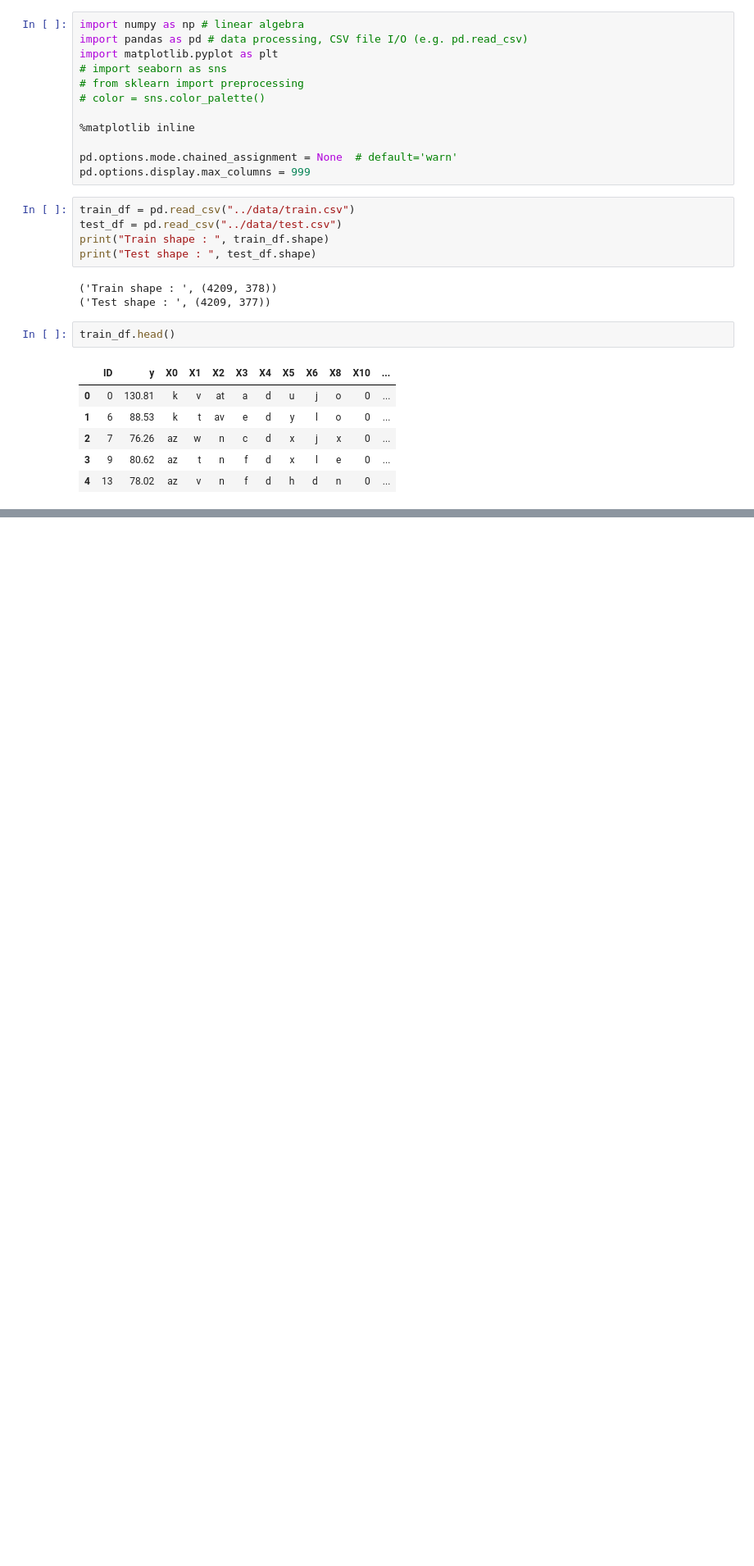
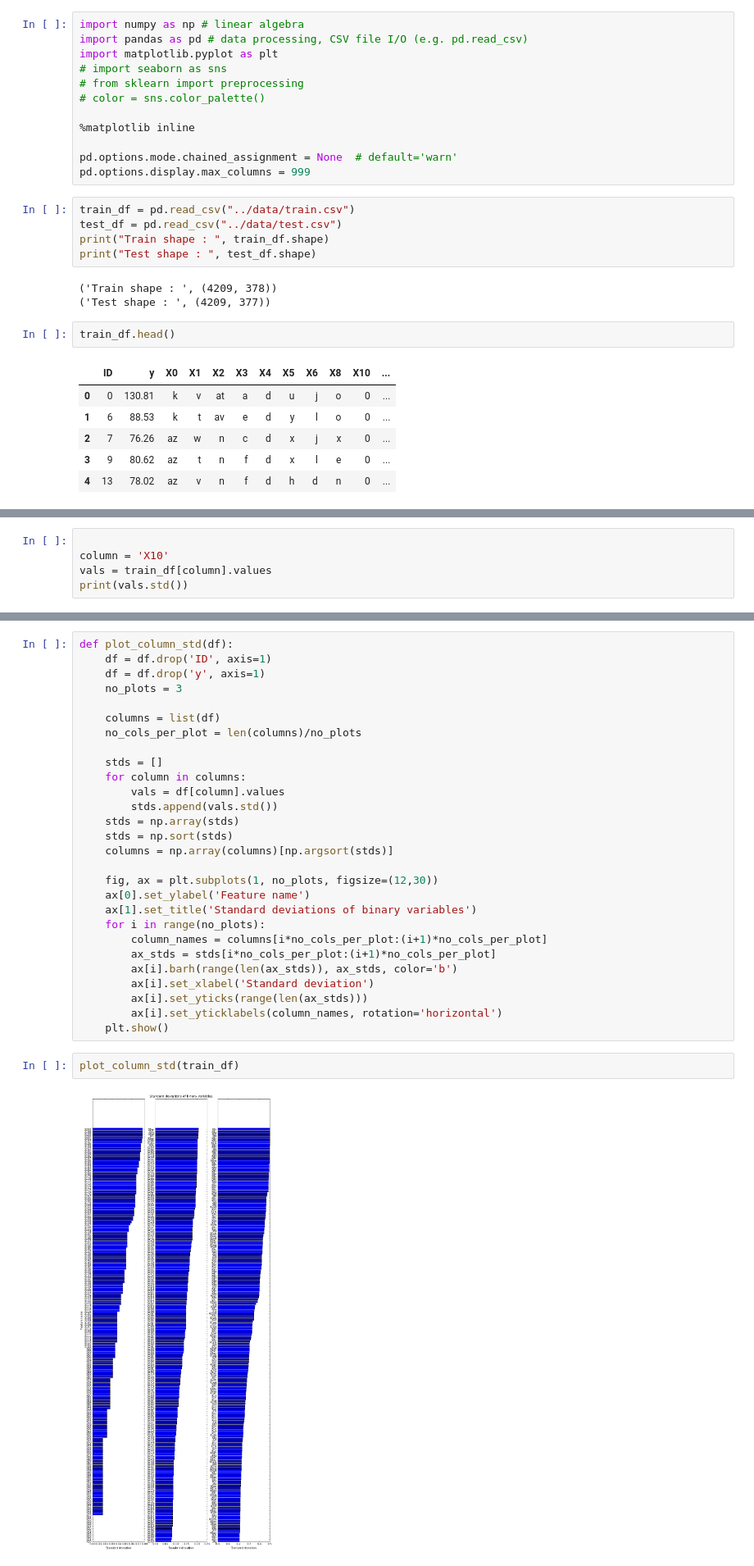
Before and after one commit to BartyzalRadek/mercedes-benz-kaggle, a Jupyter notebook: src/one_hot_test.ipynb, the cells around one changed output, grey strips where cells are left out. Shown: that part at 82% size. Saved outputs shown, nothing was run; the diff lists cells and outputs as text; blank space fills up the shorter version.

```diff
--- a/src/one_hot_test.ipynb
+++ b/src/one_hot_test.ipynb
@@ -65,0 +100,5 @@ list(train_df.select_dtypes(include=['object']))
+# %%
+
+column = 'X10'
+vals = train_df[column].values
+print(vals.std())
@@ -65,0 +107,32 @@ list(train_df.select_dtypes(include=['object']))
+# %%
+def plot_column_std(df):
+    df = df.drop('ID', axis=1)
+    df = df.drop('y', axis=1)
+    no_plots = 3
+
+    columns = list(df)
+    no_cols_per_plot = len(columns)/no_plots
+
+    stds = []
+    for column in columns:
+        vals = df[column].values
+        stds.append(vals.std())
+    stds = np.array(stds)
+    stds = np.sort(stds)
+    columns = np.array(columns)[np.argsort(stds)]
+
+    fig, ax = plt.subplots(1, no_plots, figsize=(12,30))
+    ax[0].set_ylabel('Feature name')
+    ax[1].set_title('Standard deviations of binary variables')
+    for i in range(no_plots):
+        column_names = columns[i*no_cols_per_plot:(i+1)*no_cols_per_plot]
+        ax_stds = stds[i*no_cols_per_plot:(i+1)*no_cols_per_plot]
+        ax[i].barh(range(len(ax_stds)), ax_stds, color='b')
+        ax[i].set_xlabel('Standard deviation')
+        ax[i].set_yticks(range(len(ax_stds)))
+        ax[i].set_yticklabels(column_names, rotation='horizontal')
+    plt.show()
+# %%
+plot_column_std(train_df)
+# %% [output]
+[figure, added]
```
Also changed, not shown: parts of 5 cells of this notebook, 2 other files.
